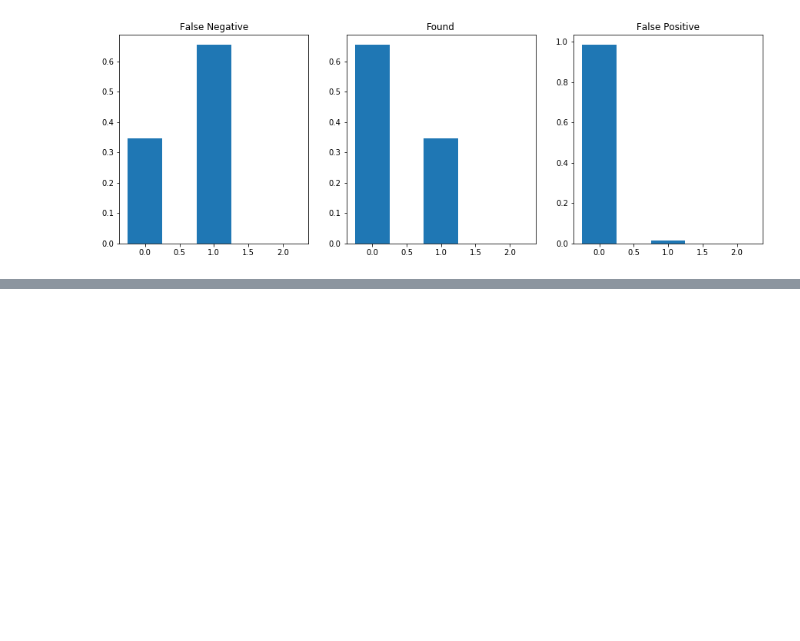
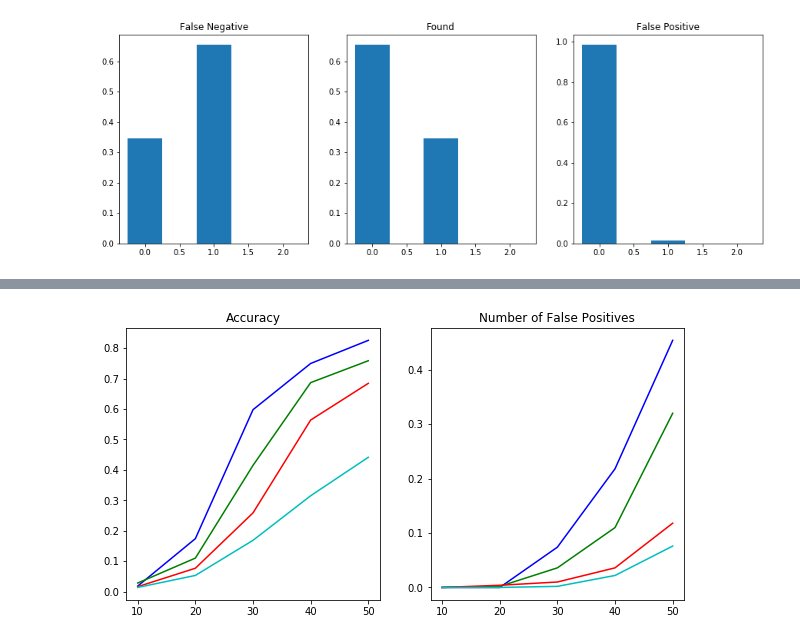
Before and after one commit to DOI-USGS/knoten, a Jupyter notebook: examples/data_snooping.ipynb, the cells around one changed output, grey strips where cells are left out. Saved outputs shown, nothing was run; the diff lists cells and outputs as text; code cells hidden in the pictures; blank space fills up the shorter version.

```diff
--- a/examples/data_snooping.ipynb
+++ b/examples/data_snooping.ipynb
@@ -116,0 +180,17 @@ plt.show()
+# %%
+fig, (ax1, ax2) = plt.subplots(1, 2, figsize=(10,5))
+
+ax1.set_title('Accuracy')
+ax1.plot(error_mag, detections[:, 0, 0], 'b')
+ax1.plot(error_mag, detections[:, 1, 0], 'g')
+ax1.plot(error_mag, detections[:, 2, 0], 'r')
+ax1.plot(error_mag, detections[:, 3, 0], 'c')
+
+ax2.set_title('Number of False Positives')
+ax2.plot(error_mag, detections[:, 0, 1], 'b')
+ax2.plot(error_mag, detections[:, 1, 1], 'g')
+ax2.plot(error_mag, detections[:, 2, 1], 'r')
+ax2.plot(error_mag, detections[:, 3, 1], 'c')
+plt.show()
+# %% [output]
+[figure, added]
```
Also changed, not shown: parts of 5 cells of this notebook, 1 other file.
